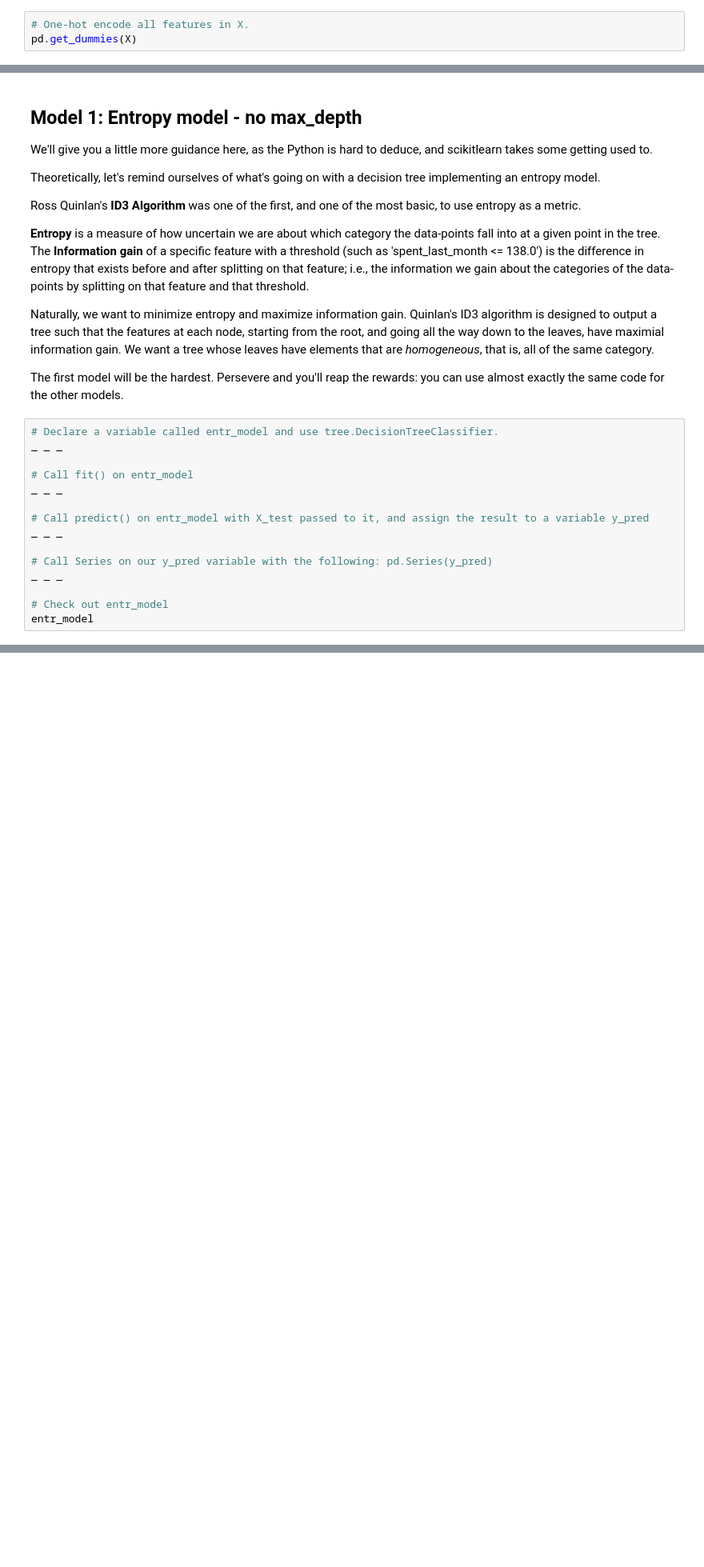
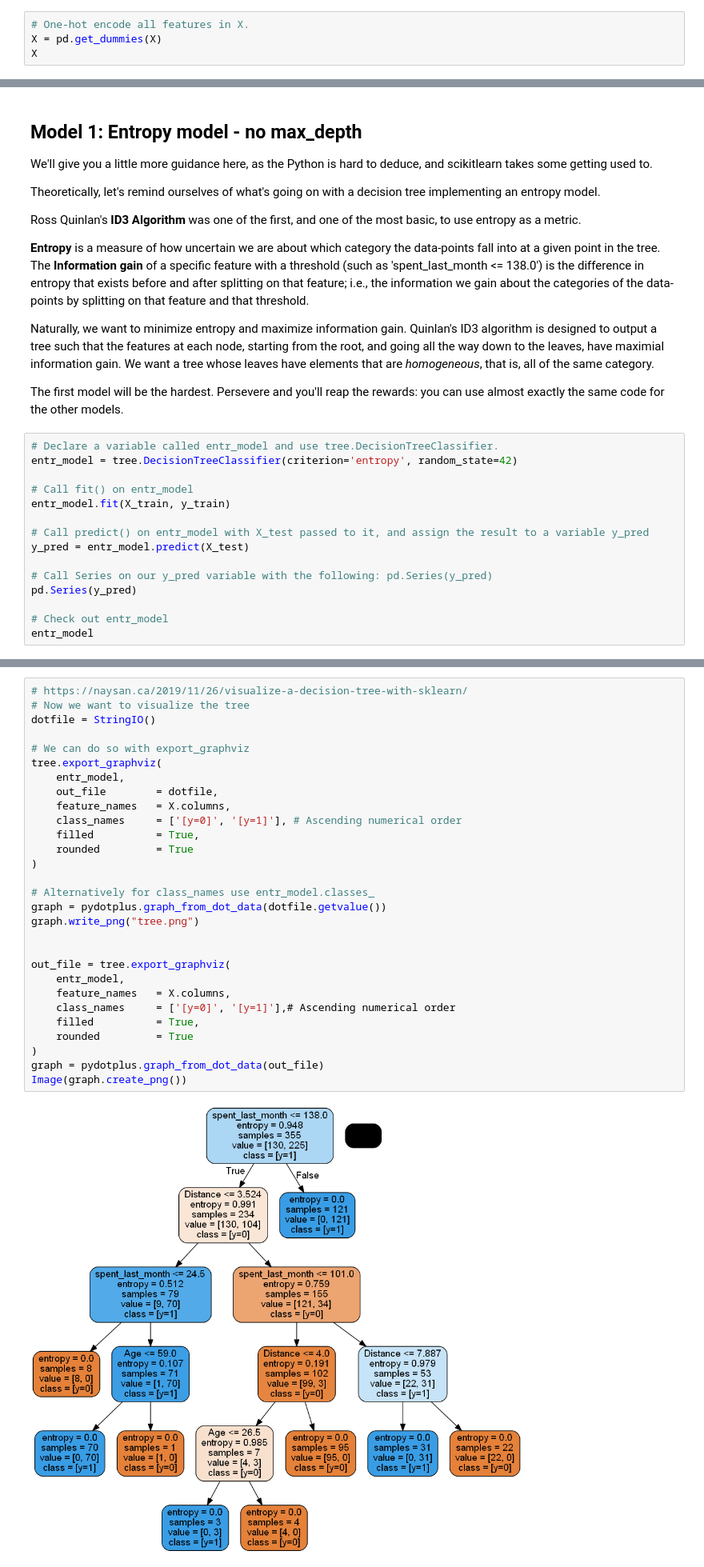
Before and after one commit to ChadDelany/Case_Study-Decision_Tree, a Jupyter notebook: Springboard Decision Tree Specialty Coffee Case Study - Tier 3.ipynb, the cells around one changed output, grey strips where cells are left out. Shown at 80% size. Saved outputs shown, nothing was run; the diff lists cells and outputs as text; blank space fills up the shorter version.

Commit message:
wrote first model

```diff
--- a/Springboard Decision Tree Specialty Coffee Case Study - Tier 3.ipynb
+++ b/Springboard Decision Tree Specialty Coffee Case Study - Tier 3.ipynb
@@ -305,7 +305,8 @@ One-hot encoding replaces each unique value of a given column with a new column,
 **Note**: We will do this before we do our train/test split as to do it after could mean that some categories only end up in the train or test split of our data by chance and this would then lead to different shapes of data for our `X_train` and `X_test` which could/would cause downstream issues when fitting or predicting using a trained model.
 # %%
 # One-hot encode all features in X.
-pd.get_dummies(X)
+X = pd.get_dummies(X)
+X
 # %% [output]
 |  | Age | num_coffeeBags_per_year | spent_last_week | spent_last_month | salary | Distance | Online | ... |
 | 0 | 36 | 0 | 24 | 73 | 42789 | 0.003168 | 0 | ... |
@@ -344,16 +345,16 @@ Naturally, we want to minimize entropy and maximize information gain. Quinlan's
 The first model will be the hardest. Persevere and you'll reap the rewards: you can use almost exactly the same code for the other models.
 # %%
 # Declare a variable called entr_model and use tree.DecisionTreeClassifier.
-_ _ _
+entr_model = tree.DecisionTreeClassifier(criterion='entropy', random_state=42)
 
 # Call fit() on entr_model
-_ _ _
+entr_model.fit(X_train, y_train)
 
 # Call predict() on entr_model with X_test passed to it, and assign the result to a variable y_pred
-_ _ _
+y_pred = entr_model.predict(X_test)
 
 # Call Series on our y_pred variable with the following: pd.Series(y_pred)
-_ _ _
+pd.Series(y_pred)
 
 # Check out entr_model
 entr_model
@@ -369,3 +363,34 @@ _ _ _
+# %%
+# https://naysan.ca/2019/11/26/visualize-a-decision-tree-with-sklearn/
+# Now we want to visualize the tree
+dotfile = StringIO()
+
+# We can do so with export_graphviz
+tree.export_graphviz(
+    entr_model,
+    out_file        = dotfile,
+    feature_names   = X.columns,
+    class_names     = ['[y=0]', '[y=1]'], # Ascending numerical order
+    filled          = True,
+    rounded         = True
+)
+
+# Alternatively for class_names use entr_model.classes_
+graph = pydotplus.graph_from_dot_data(dotfile.getvalue())
+graph.write_png("tree.png")
+
+
+out_file = tree.export_graphviz(
+    entr_model,
+    feature_names   = X.columns,
+    class_names     = ['[y=0]', '[y=1]'],# Ascending numerical order
+    filled          = True,
+    rounded         = True
+)
+graph = pydotplus.graph_from_dot_data(out_file)
+Image(graph.create_png())
+# %% [output]
+[figure, added]
 # %% [markdown]
 ## Model 1: Entropy model - no max_depth: Interpretation and evaluation
 # %%
```
Also changed, not shown: parts of 2 cells of this notebook, 1 other file.
